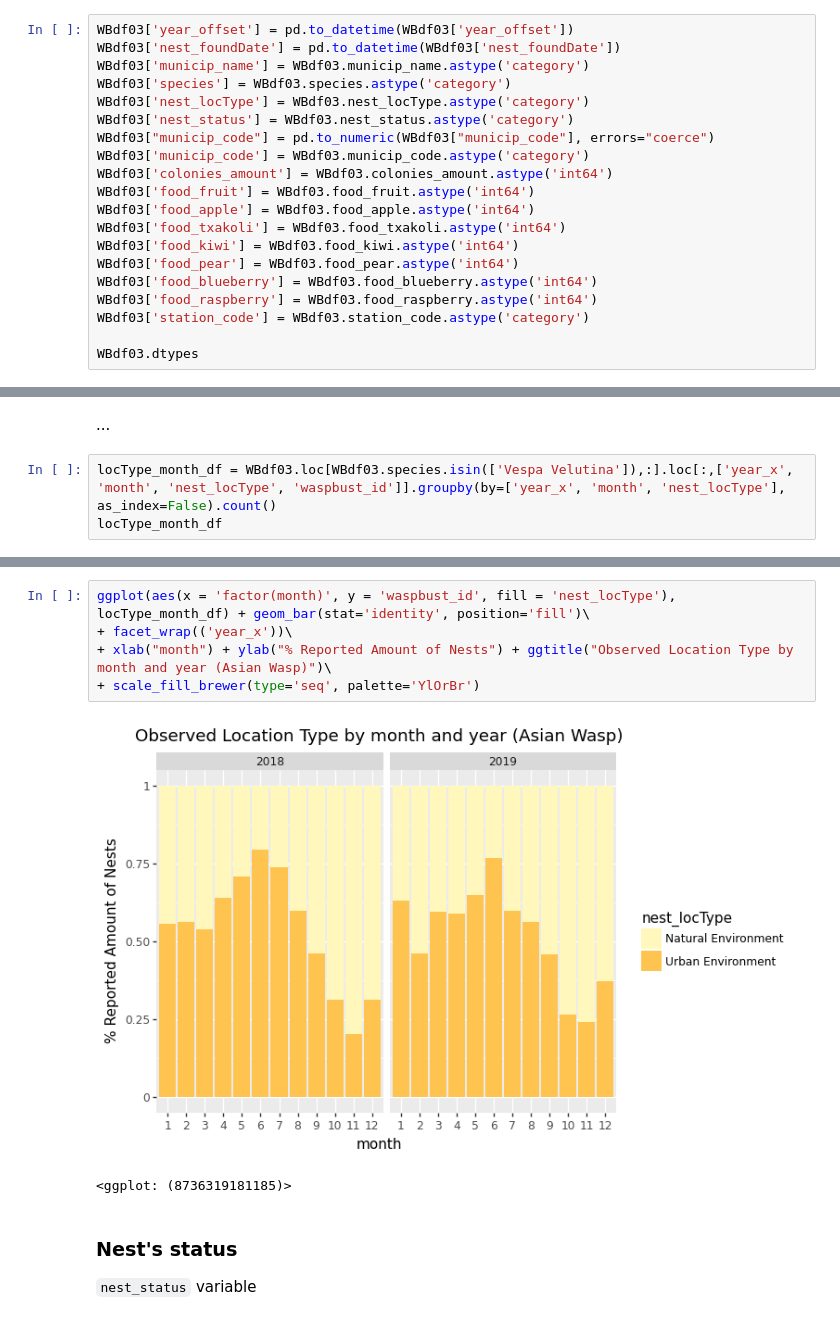
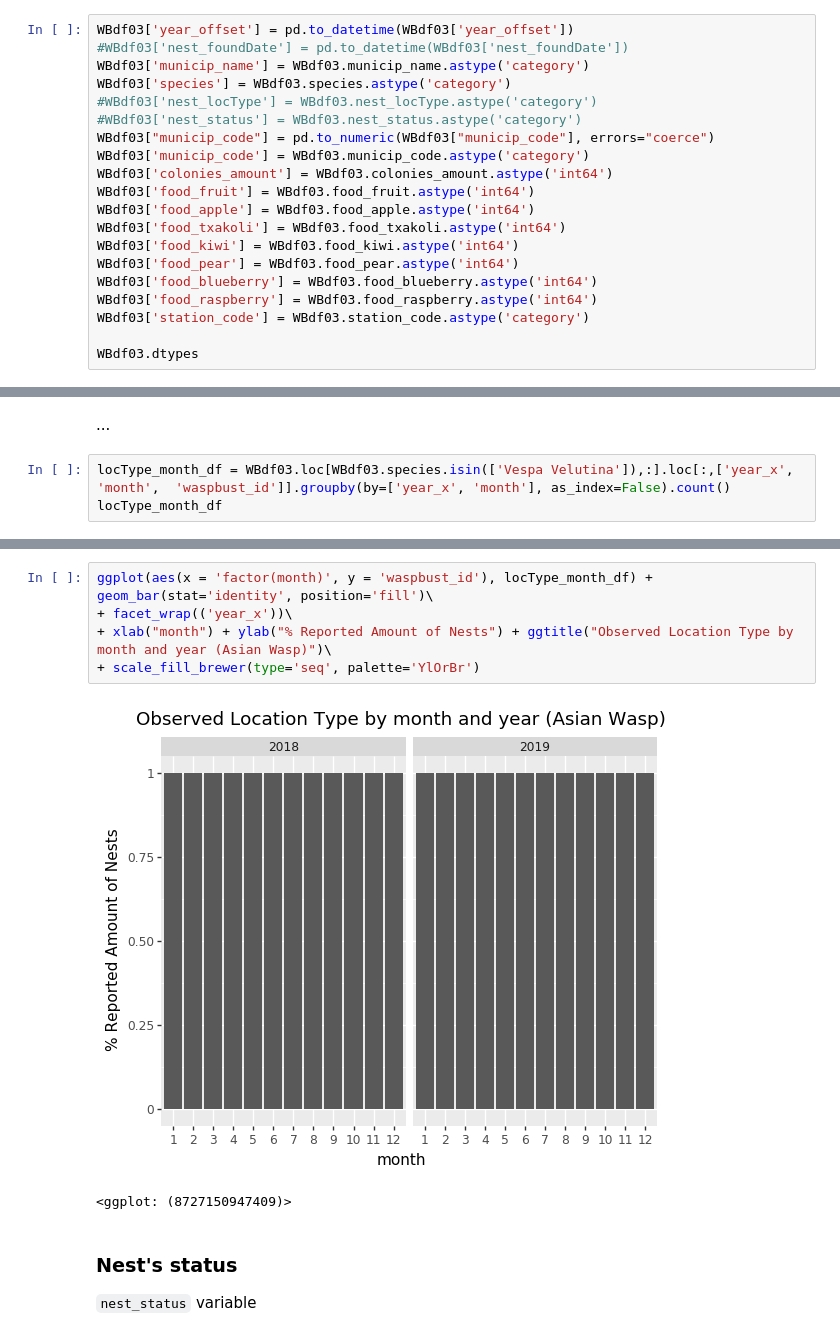
Before and after one commit to zumaiaUOC/vespa, a Jupyter notebook: Work/workerbee04_EDA.ipynb, the cells around one changed output, grey strips where cells are left out. Cells and saved outputs as stored; diff of their text form.

```diff
--- a/Work/workerbee04_EDA.ipynb
+++ b/Work/workerbee04_EDA.ipynb
@@ -75,11 +75,11 @@ weath_meanDayMaxWind    float64
 dtype: object
 # %%
 WBdf03['year_offset'] = pd.to_datetime(WBdf03['year_offset'])
-WBdf03['nest_foundDate'] = pd.to_datetime(WBdf03['nest_foundDate'])
+#WBdf03['nest_foundDate'] = pd.to_datetime(WBdf03['nest_foundDate'])
 WBdf03['municip_name'] = WBdf03.municip_name.astype('category')
 WBdf03['species'] = WBdf03.species.astype('category')
-WBdf03['nest_locType'] = WBdf03.nest_locType.astype('category')
-WBdf03['nest_status'] = WBdf03.nest_status.astype('category')
+#WBdf03['nest_locType'] = WBdf03.nest_locType.astype('category')
+#WBdf03['nest_status'] = WBdf03.nest_status.astype('category')
 WBdf03["municip_code"] = pd.to_numeric(WBdf03["municip_code"], errors="coerce")
 WBdf03['municip_code'] = WBdf03.municip_code.astype('category')
 WBdf03['colonies_amount'] = WBdf03.colonies_amount.astype('int64')
@@ -179,5 +219,5 @@ ggplot(aes(x = 'factor(month)', y = 'waspbust_id', fill = 'species'), species_mo
 # %% [markdown]
 ...
 # %%
-locType_month_df = WBdf03.loc[WBdf03.species.isin(['Vespa Velutina']),:].loc[:,['year_x', 'month', 'nest_locType', 'waspbust_id']].groupby(by=['year_x', 'month', 'nest_locType'], as_index=False).count()
+locType_month_df = WBdf03.loc[WBdf03.species.isin(['Vespa Velutina']),:].loc[:,['year_x', 'month',  'waspbust_id']].groupby(by=['year_x', 'month'], as_index=False).count()
 locType_month_df
@@ -184,11 +242,11 @@ locType_month_df
 # %%
-ggplot(aes(x = 'factor(month)', y = 'waspbust_id', fill = 'nest_locType'), locType_month_df) + geom_bar(stat='identity', position='fill')\
+ggplot(aes(x = 'factor(month)', y = 'waspbust_id'), locType_month_df) + geom_bar(stat='identity', position='fill')\
 + facet_wrap(('year_x'))\
 + xlab("month") + ylab("% Reported Amount of Nests") + ggtitle("Observed Location Type by month and year (Asian Wasp)")\
 + scale_fill_brewer(type='seq', palette='YlOrBr')
 # %% [output]
-[figure, old version]
+[figure, new version]
-<ggplot: (8736319181185)>
+<ggplot: (8727150947409)>
 # %% [markdown]
 ### Nest's status
 `nest_status` variable
```
Also changed, not shown: parts of 23 cells of this notebook, 7 other files.
